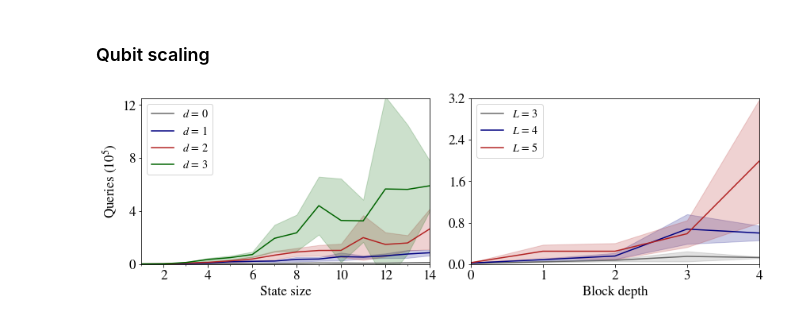
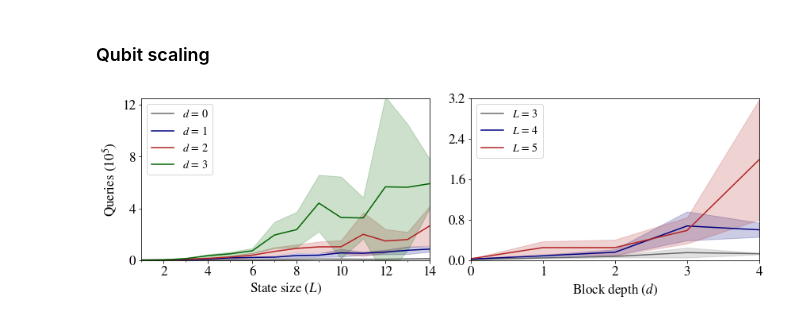
Before and after one commit to jz-lu/symmetry-learning, a Jupyter notebook: Analyzers/DLS.ipynb, the cells around one changed output. Cells and saved outputs as stored; diff of their text form; code cells hidden in the pictures.

```diff
--- a/Analyzers/DLS.ipynb
+++ b/Analyzers/DLS.ipynb
@@ -50,33 +50,33 @@ COLORS_D = ['dimgrey', 'navy', 'firebrick']
 COLORS_L = ['dimgrey', 'navy', 'firebrick', 'darkgreen']
 _, axes = plt.subplots(ncols=2, figsize=(12,4))
 plt.rc('font', size=14)
 
 ax = axes[0]
 ax.tick_params(axis='both', labelsize=FONT_SIZE)
 ax.yaxis.set_major_locator(MaxNLocator(4))
 for i in range(4):
     ax.plot(x_l, avgs_l[i], label=rf'$d \,=\, ${i}', c=COLORS_L[i])
     ax.fill_between(x_l, avgs_l[i] - stdevs_l[i], avgs_l[i] + stdevs_l[i], alpha=0.2, color=COLORS_L[i])
 ax.xaxis.set_major_locator(MultipleLocator(2))
 ax.xaxis.set_minor_locator(MultipleLocator(1))
 ax.set_xlim(left=1, right=14)
 ax.set_ylim(0, 12.5)
 ax.set_ylabel(r"Queries ($10^5$)", fontsize=FONT_SIZE)
-ax.set_xlabel("State size", fontsize=FONT_SIZE)
+ax.set_xlabel(r"State size ($L$)", fontsize=FONT_SIZE)
 ax.legend(loc='upper left')
 
 ax = axes[1]
 for j, L in enumerate(L_SET):
     ax.plot(x_d, avgs_d[j], label=rf'$L \,=\, ${L}', c=COLORS_D[j])
     ax.fill_between(x_d, avgs_d[j] - stdevs_d[j], avgs_d[j] + stdevs_d[j], alpha=0.2, color=COLORS_D[j])
     ax.xaxis.set_major_locator(MultipleLocator(1))
     ax.yaxis.set_major_locator(MaxNLocator(5))
-    ax.set_xlabel("Block depth", fontsize=FONT_SIZE)
+    ax.set_xlabel(r"Block depth ($d$)", fontsize=FONT_SIZE)
     ax.tick_params(axis='both', labelsize=FONT_SIZE)
     ax.set_xlim(0, L-1)
     ax.set_ylim(0, 3.2)
 ax.legend(loc='upper left')
 plt.tight_layout()
 plt.savefig(f'/Users/jonathanlu/Documents/data_sym/LSDS.pdf')
 # %% [output]
-[figure, old version]
+[figure, new version]
```
Also changed, not shown: 13 other files.
